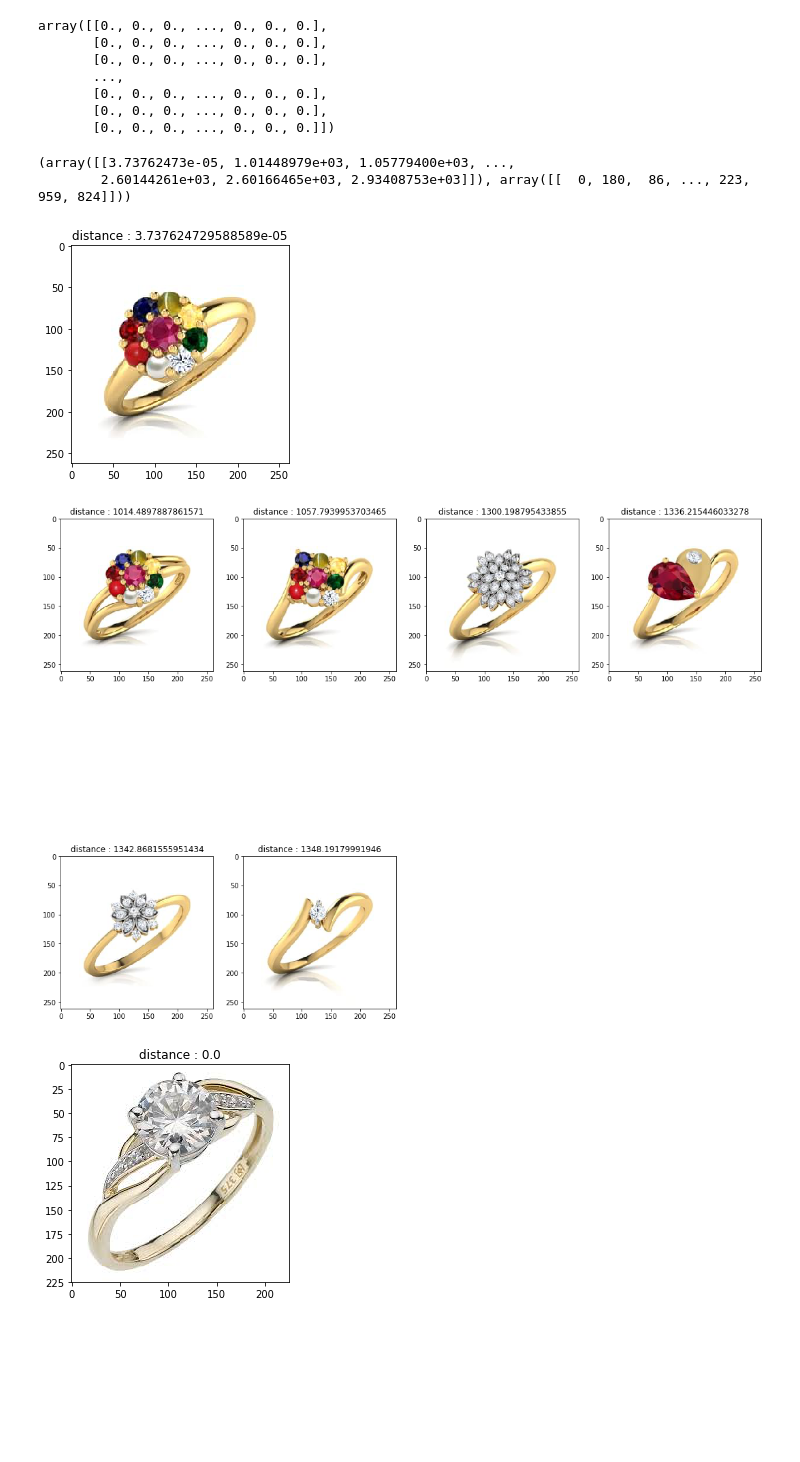
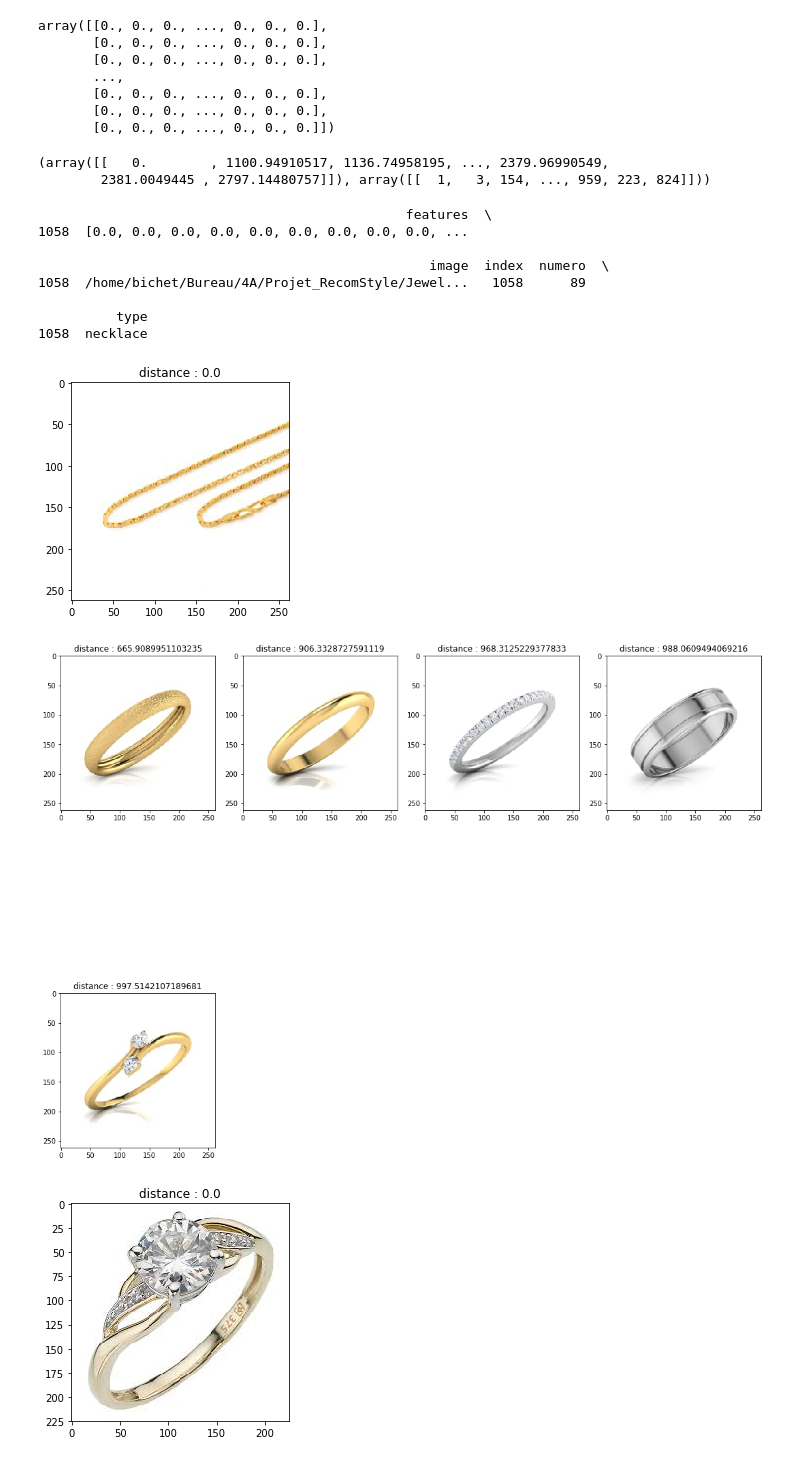
Before and after one commit to m-emmeline/Projet_RecomStyle, a Jupyter notebook: recom_style.ipynb, the cells around one changed output. Drawn from its saved outputs; the diff is of its cells as text; code cells hidden in the pictures; blank space fills up the shorter version.

Commit message:
Recommendation d'articles différents avec dataframe mise à jour

```diff
--- a/recom_style.ipynb
+++ b/recom_style.ipynb
@@ -284,37 +284,55 @@ def affichage_voisins(df_bijoux, autre, k, indice, voisins, nom=""):
 
     # Affichage des autres au-dessous
     lines = k//4
-
-    n = df_bijoux.shape[0]
-    N = 0
-    i = 1
     fig = plt.figure(figsize = (15,15))
 
-    while N<=k and i<n :
-        num = voisins[1][0][i]
-        image_affiche = df_bijoux[df_bijoux['index']==num]
+    if autre :
+        n = df_bijoux.shape[0]
+        N = 0
+        i = 1
 
-        if image_affiche['type'].values[0] != nom:
-            fig.add_subplot(lines+1, 4, N+1)
+        while N<k and i<n :
+            num = voisins[1][0][i]
+            image_affiche = df_bijoux[df_bijoux['index']==num]
+
+            if image_affiche['type'].values[0] != nom:
+                fig.add_subplot(lines+1, 4, N+1)
+                plt.imshow(plt.imread(image_affiche['image'].values[0]))
+                plt.title("distance : " + str(voisins[0][0][i]))
+                N += 1
+
+            i += 1
+
+    else :
+        for i in range (1, k+1):
+            fig.add_subplot(lines+1, 4, i)
+            num = voisins[1][0][i]
+            image_affiche = df_bijoux[df_bijoux['index']==num]
             plt.imshow(plt.imread(image_affiche['image'].values[0]))
             plt.title("distance : " + str(voisins[0][0][i]))
-            N += 1
 
-        i += 1
     plt.tight_layout()
     plt.show()
 # %%
-voisins = trouve_voisins(df_bijoux, 0)
+voisins = trouve_voisins(df_bijoux, 89)
 # %%
 print(voisins)
 # %% [output]
-(array([[3.73762473e-05, 1.01448979e+03, 1.05779400e+03, ...,
-        2.60144261e+03, 2.60166465e+03, 2.93408753e+03]]), array([[  0, 180,  86, ..., 223, 959, 824]]))
+(array([[   0.        , 1100.94910517, 1136.74958195, ..., 2379.96990549,
+        2381.0049445 , 2797.14480757]]), array([[  1,   3, 154, ..., 959, 223, 824]]))
 # %%
-affichage_voisins(df_bijoux, False, 5, 0, voisins, "")
+affichage_voisins(df_bijoux, True, 5, 89, voisins, "necklace")
 # %% [output]
+                                               features  \
+1058  [0.0, 0.0, 0.0, 0.0, 0.0, 0.0, 0.0, 0.0, 0.0, ...
+
+                                                  image  index  numero  \
+1058  /home/bichet/Bureau/4A/Projet_RecomStyle/Jewel...   1058      89
+
+          type
+1058  necklace
-[figure, old version]
+[figure, new version]
-[figure, old version]
+[figure, new version]
 # %%
 #fonction utile si on utilise la fonction knn
 def affichage_voisins2(df, autre, k, indice, voisins):
```
